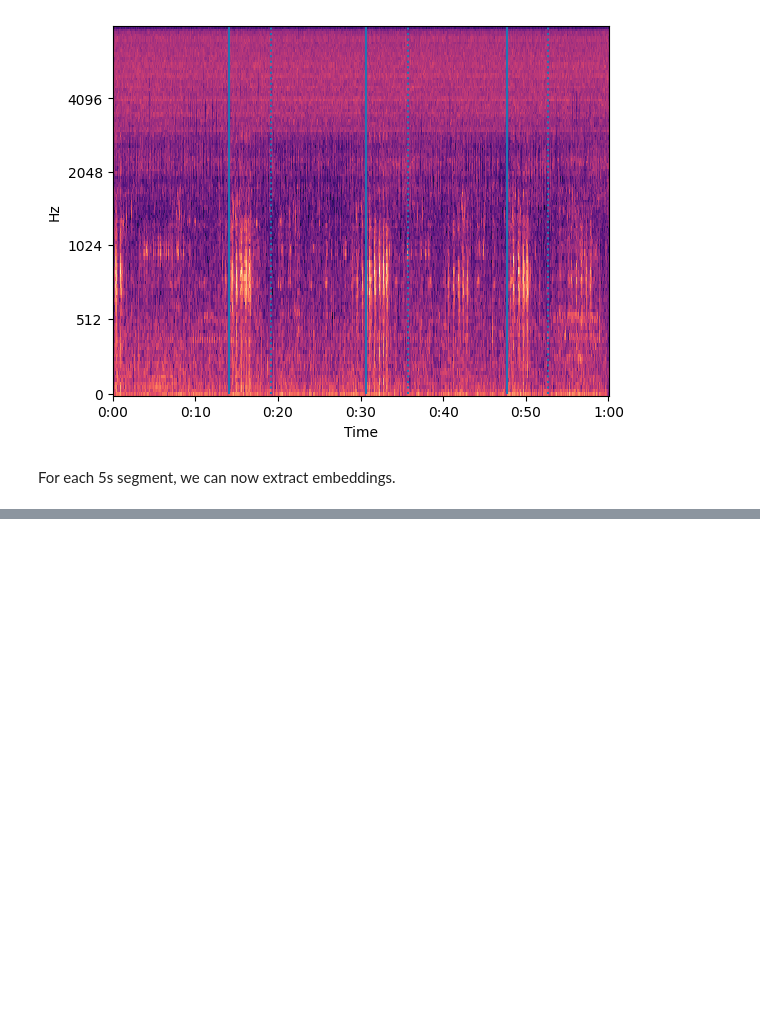
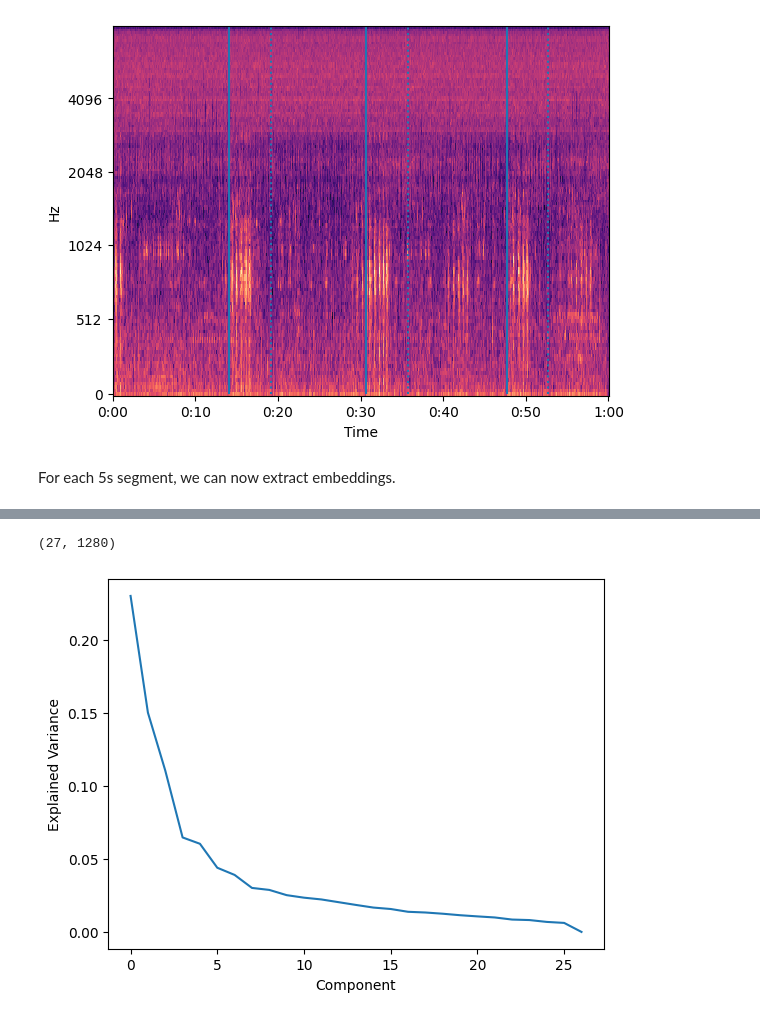
Before and after one commit to DeKUT-DSAIL/ndege-zetu, a Jupyter notebook: embedding_extraction.ipynb, the cells around one changed output, grey strips where cells are left out. Drawn from its saved outputs; the diff is of its cells as text; code cells hidden in the pictures; blank space fills up the shorter version.

```diff
--- a/embedding_extraction.ipynb
+++ b/embedding_extraction.ipynb
@@ -232,0 +318,13 @@ file_embeddings.shape
+# %%
+file_embeddings.shape
+# %% [output]
+(27, 1280)
+# %%
+pca = PCA(n_components=np.min([30, len(labels)]))
+file_embeddings_transformed = pca.fit_transform(file_embeddings)
+# %%
+plt.plot(pca.explained_variance_ratio_)
+plt.xlabel('Component')
+plt.ylabel('Explained Variance');
+# %% [output]
+[figure, added]
```
Also changed, not shown: parts of 9 cells of this notebook.
